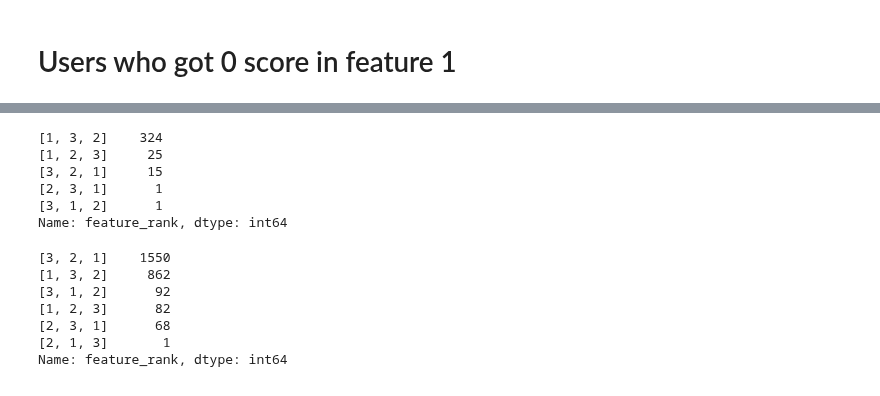
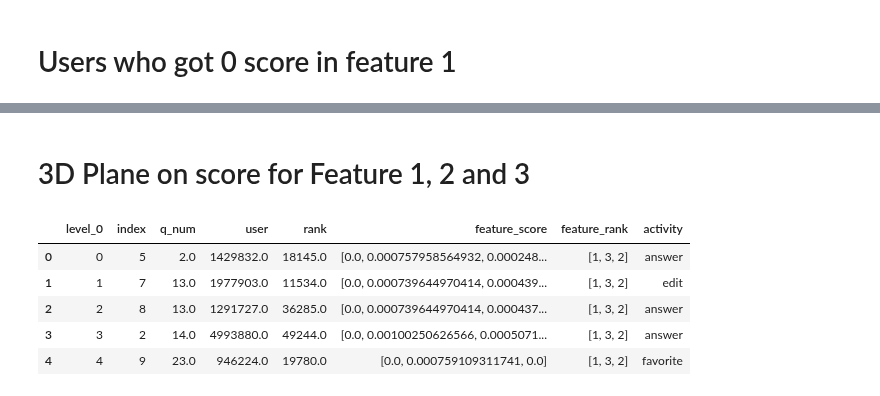
Before and after one commit to MaksimDan/160-Stackoverflow, a Jupyter notebook: source/residual_analysis/residual_analysis.ipynb, the cells around one changed output, grey strips where cells are left out. Drawn from its saved outputs; the diff is of its cells as text; code cells hidden in the pictures.

Commit message:
added 3D plane

```diff
--- a/source/residual_analysis/residual_analysis.ipynb
+++ b/source/residual_analysis/residual_analysis.ipynb
@@ -294,19 +282,0 @@ Name: activity, dtype: int64
-# %%
-f_rank.value_counts()
-# %% [output]
-[1, 3, 2]    324
-[1, 2, 3]     25
-[3, 2, 1]     15
-[2, 3, 1]      1
-[3, 1, 2]      1
-Name: feature_rank, dtype: int64
-# %%
-f_rank_before_t.value_counts()
-# %% [output]
-[3, 2, 1]    1550
-[1, 3, 2]     862
-[3, 1, 2]      92
-[1, 2, 3]      82
-[2, 3, 1]      68
-[2, 1, 3]       1
-Name: feature_rank, dtype: int64
@@ -322,0 +283,12 @@ with (open("/Users/esmondchu/Dropbox/UC_Davis/STAT/STA160Spring18/160-Stackoverf
+# %% [markdown]
+# 3D Plane on score for Feature 1, 2 and 3
+# %%
+over_thres.reset_index(inplace=True)
+over_thres.head()
+# %% [output]
+|  | level_0 | index | q_num | user | rank | feature_score | feature_rank | activity |
+| 0 | 0 | 5 | 2.0 | 1429832.0 | 18145.0 | [0.0, 0.000757958564932, 0.000248... | [1, 3, 2] | answer |
+| 1 | 1 | 7 | 13.0 | 1977903.0 | 11534.0 | [0.0, 0.000739644970414, 0.000439... | [1, 3, 2] | edit |
+| 2 | 2 | 8 | 13.0 | 1291727.0 | 36285.0 | [0.0, 0.000739644970414, 0.000437... | [1, 3, 2] | answer |
+| 3 | 3 | 2 | 14.0 | 4993880.0 | 49244.0 | [0.0, 0.00100250626566, 0.0005071... | [1, 3, 2] | answer |
+| 4 | 4 | 9 | 23.0 | 946224.0 | 19780.0 | [0.0, 0.000759109311741, 0.0] | [1, 3, 2] | favorite |
```
Also changed, not shown: parts of 9 cells of this notebook.
